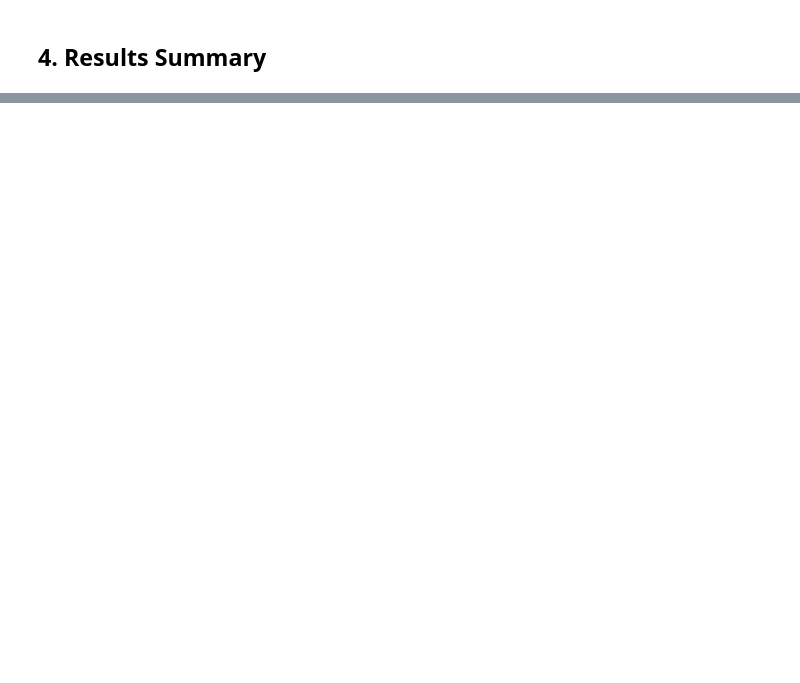
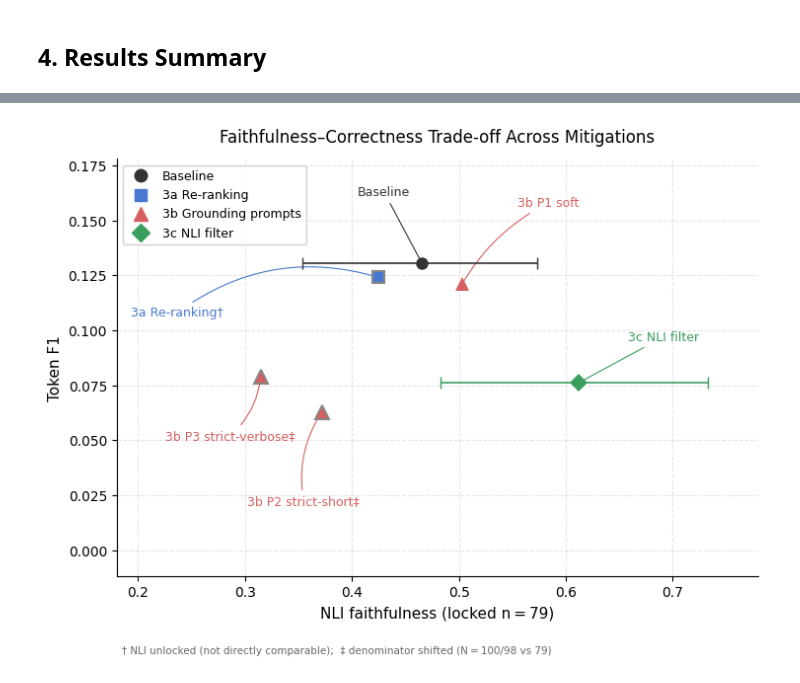
Before and after one commit to sherine9/rag-failure-points, a Jupyter notebook: notebooks/Leila_Benjelloun_326895.ipynb, the cells around one changed output, grey strips where cells are left out. Cells and saved outputs as stored; diff of their text form; code cells hidden in the pictures; blank space fills up the shorter version.

```diff
--- a/notebooks/Leila_Benjelloun_326895.ipynb
+++ b/notebooks/Leila_Benjelloun_326895.ipynb
@@ -511,18 +463,18 @@ A low faithfulness score (from RAGAS or NLI) tells us the answer is not grounded
 
 We diagnose this with a counterfactual probe inspired by Wallat et al.: for each low-scoring sample, we re-run the model with the retrieved chunks replaced by **random unrelated passages**. If the answer does not change, the model was never reading the context, it was post-rationalizing. If the answer changes, the failure is in the retrieval, not the model's reading behaviour.
 # %%
-import json
+import json, os
 import numpy as np
 import matplotlib.pyplot as plt
 from counterfactual_probe import (
-    run_counterfactual_probe, save_probe_results, load_probe_results,
+    load_probe_results,
     get_stable_examples, get_changed_examples, print_probe_example,
 )
 
 # Merge RAGAS + NLI scores into a single results list
-with open('/scratch/results/faithfulness_baseline.json') as f:
+with open(os.path.join(RESULTS_DIR, 'faithfulness_baseline.json')) as f:
     probe_results = json.load(f)['results']
-with open('/scratch/results/faithfulness_nli.json') as f:
+with open(os.path.join(RESULTS_DIR, 'faithfulness_nli.json')) as f:
     nli_results = json.load(f)['results']
 for r, n in zip(probe_results, nli_results):
     r['faithfulness_nli_score'] = n['faithfulness_nli_score']
@@ -1302,0 +1189,91 @@ The natural next step, consistent with P3 (Rania) and P4 (Sacha), is to improve
+# %%
+import os
+import matplotlib.pyplot as plt
+import matplotlib.lines as mlines
+import numpy as np
+
+# Numbers from notebook analysis — hardcoded to avoid re-running models.
+# NLI  = locked-denominator mean on the 79 samples where baseline NLI is non-NaN,
+#         except where marked (†) unlocked or (‡) incomparable denominator shift.
+# CI   = 95% percentile bootstrap CI (cells 41, 49).
+# F1   = token F1 on all 100 NQ Open samples.
+CONDITIONS = [
+    # (label,                  nli,    ci_lo,  ci_hi,  f1,     group,  note)
+    ("Baseline",               0.4652, 0.354,  0.573,  0.1308, "base", ""),
+    ("3a Re-ranking",          0.4250, None,   None,   0.1241, "3a",   "†"),
+    ("3b P1 soft",             0.5032, None,   None,   0.1211, "3b",   ""),
+    ("3b P2 strict-short",     0.3717, None,   None,   0.0627, "3b",   "‡"),
+    ("3b P3 strict-verbose",   0.3146, None,   None,   0.0788, "3b",   "‡"),
+    ("3c NLI filter",          0.6125, 0.483,  0.733,  0.0763, "3c",   ""),
+]
+
+STYLE = {
+    "base": dict(color="#333333", marker="o", ms=9,  zorder=5),
+    "3a":   dict(color="#4878CF", marker="s", ms=9,  zorder=4),
+    "3b":   dict(color="#D65F5F", marker="^", ms=10, zorder=4),
+    "3c":   dict(color="#3A9E5F", marker="D", ms=9,  zorder=5),
+}
+
+# Label text positions placed in open whitespace; connector lines drawn to each point.
+# (text_x, text_y, ha, connectionstyle)
+LABEL_POS = {
+    "Baseline":             (0.430, 0.163, "center", "arc3,rad=0.0"),
+    "3a Re-ranking":        (0.280, 0.108, "right",  "arc3,rad=-0.25"),
+    "3b P1 soft":           (0.555, 0.158, "left",   "arc3,rad=0.15"),
+    "3b P2 strict-short":   (0.355, 0.022, "center", "arc3,rad=-0.2"),
+    "3b P3 strict-verbose": (0.225, 0.052, "left",   "arc3,rad=0.2"),
+    "3c NLI filter":        (0.658, 0.097, "left",   "arc3,rad=0.0"),
+}
+
+fig, ax = plt.subplots(figsize=(7.5, 5.5))
+
+for label, nli, ci_lo, ci_hi, f1, group, note in CONDITIONS:
+    s = STYLE[group]
+    lw = 1.5 if note else 0
+    ax.plot(nli, f1, marker=s["marker"], color=s["color"],
+            markersize=s["ms"], zorder=s["zorder"],
+            markeredgewidth=lw,
+            markeredgecolor="#888888" if note else s["color"],
+            linestyle="none")
+
+    if ci_lo is not None:
+        ax.errorbar(nli, f1, xerr=[[nli - ci_lo], [ci_hi - nli]],
+                    fmt="none", color=s["color"], capsize=4, linewidth=1.2,
+                    zorder=s["zorder"] - 1)
+
+    tx, ty, ha, cstyle = LABEL_POS[label]
+    ax.annotate(
+        label + note,
+        xy=(nli, f1), xytext=(tx, ty),
+        fontsize=9, color=s["color"], ha=ha, va="center",
+        arrowprops=dict(arrowstyle="-", color=s["color"], lw=0.8,
+                        connectionstyle=cstyle),
+    )
+
+ax.set_xlabel("NLI faithfulness (locked n\u202f=\u202f79)", fontsize=11)
+ax.set_ylabel("Token F1", fontsize=11)
+ax.set_title("Faithfulness\u2013Correctness Trade-off Across Mitigations", fontsize=12, pad=12)
+ax.set_xlim(0.18, 0.78)
+ax.set_ylim(-0.012, 0.178)
+ax.grid(True, alpha=0.3, linestyle="--")
+ax.spines[["top", "right"]].set_visible(False)
+
+legend_handles = [
+    mlines.Line2D([], [], **{**STYLE["base"], "linestyle": "none"}, label="Baseline"),
+    mlines.Line2D([], [], **{**STYLE["3a"],   "linestyle": "none"}, label="3a Re-ranking"),
+    mlines.Line2D([], [], **{**STYLE["3b"],   "linestyle": "none"}, label="3b Grounding prompts"),
+    mlines.Line2D([], [], **{**STYLE["3c"],   "linestyle": "none"}, label="3c NLI filter"),
+]
+ax.legend(handles=legend_handles, fontsize=9, loc="upper left",
+          framealpha=0.9, edgecolor="#cccccc")
+
+fig.text(0.12, 0.005,
+         "† NLI unlocked (not directly comparable);  ‡ denominator shifted (N\u202f=\u202f100/98 vs 79)",
+         fontsize=7.5, color="#666666")
+
+plt.tight_layout(rect=[0, 0.04, 1, 1])
+plt.savefig(os.path.join(RESULTS_DIR, "p2_tradeoff.png"), dpi=150, bbox_inches="tight")
+plt.show()
+print("Saved to /scratch/results/p2_tradeoff.png")
+# %% [output]
+[figure, added]
```
Also changed, not shown: parts of 32 cells of this notebook, 10 other files.
